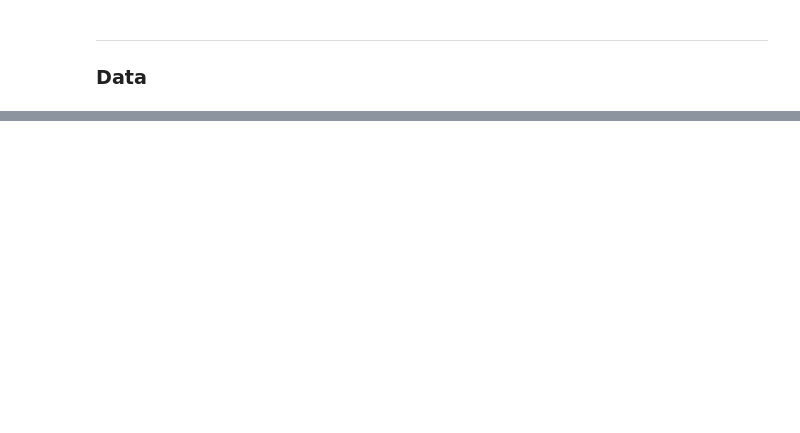
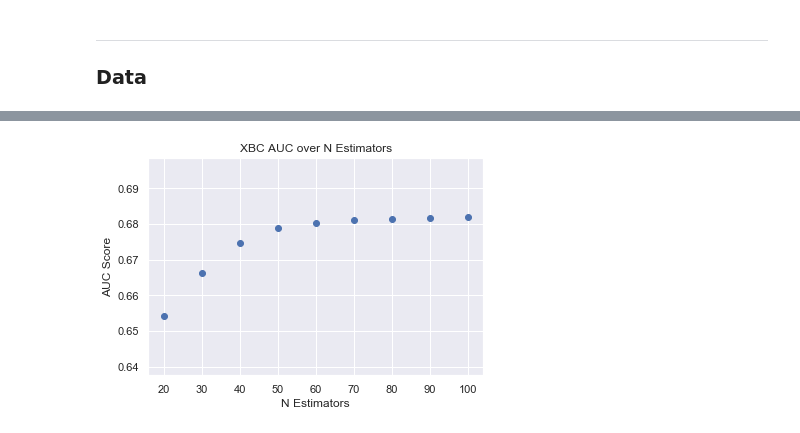
Before and after one commit to blairdev1023/kaggle_credit_comp, a Jupyter notebook: modeling_xgboost.ipynb, the cells around one changed output, grey strips where cells are left out. Saved outputs shown, nothing was run; the diff lists cells and outputs as text; code cells hidden in the pictures; blank space fills up the shorter version.

```diff
--- a/modeling_xgboost.ipynb
+++ b/modeling_xgboost.ipynb
@@ -116,0 +166,7 @@ df.head()
+# %%
+x = range(20, 101, 10)
+y = [0.65411723, 0.66617186, 0.6748186 , 0.6788663 , 0.68029374,
+       0.68112375, 0.68141858, 0.68160528, 0.68202856]
+cv_plotter(x, y, 'XBC', 'N Estimators')
+# %% [output]
+[figure, added]
```
Also changed, not shown: parts of 41 cells of this notebook.
